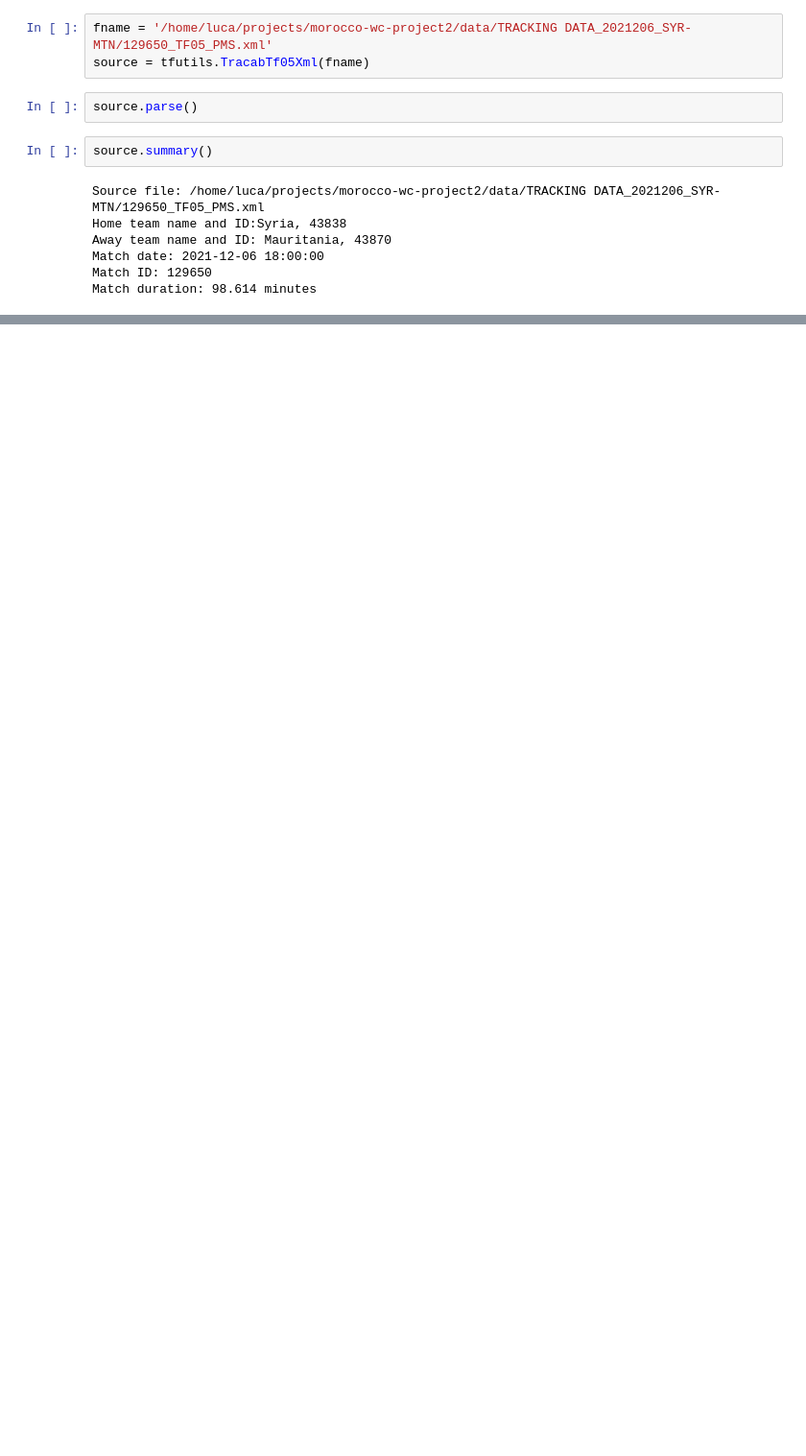
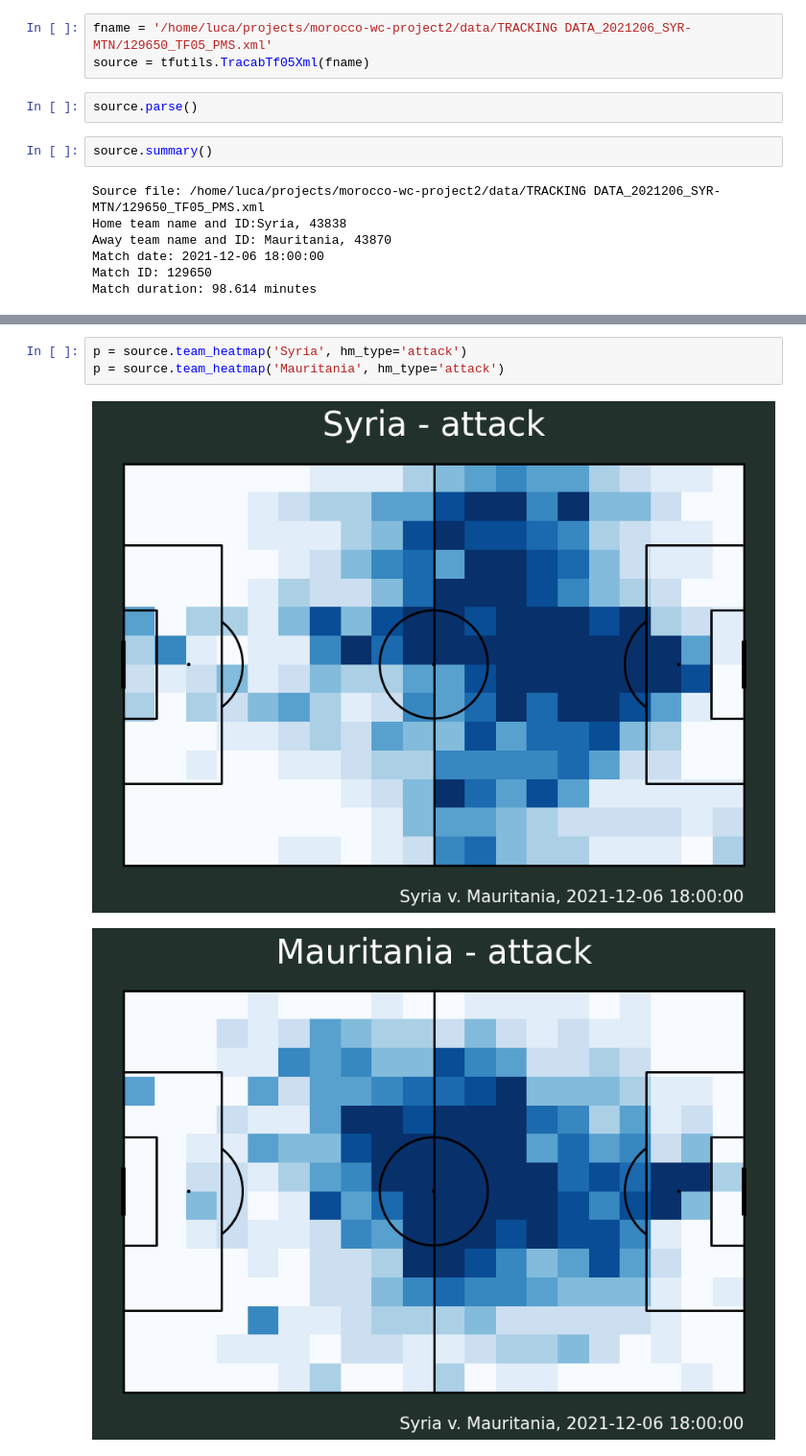
Before and after one commit to lucacazzanti/tfutils, a Jupyter notebook: notebooks/test_tfutils.ipynb, the cells around one changed output, grey strips where cells are left out. Shown at 96% size. Drawn from its saved outputs; the diff is of its cells as text; blank space fills up the shorter version.

```diff
--- a/notebooks/test_tfutils.ipynb
+++ b/notebooks/test_tfutils.ipynb
@@ -70,0 +144,6 @@ p = source.team_possession_heatmap('away', hm_type='first-half')
+# %%
+p = source.team_heatmap('Syria', hm_type='attack')
+p = source.team_heatmap('Mauritania', hm_type='attack')
+# %% [output]
+[figure, added]
+[figure, added]
```
Also changed, not shown: parts of 20 cells of this notebook, 4 other files.
